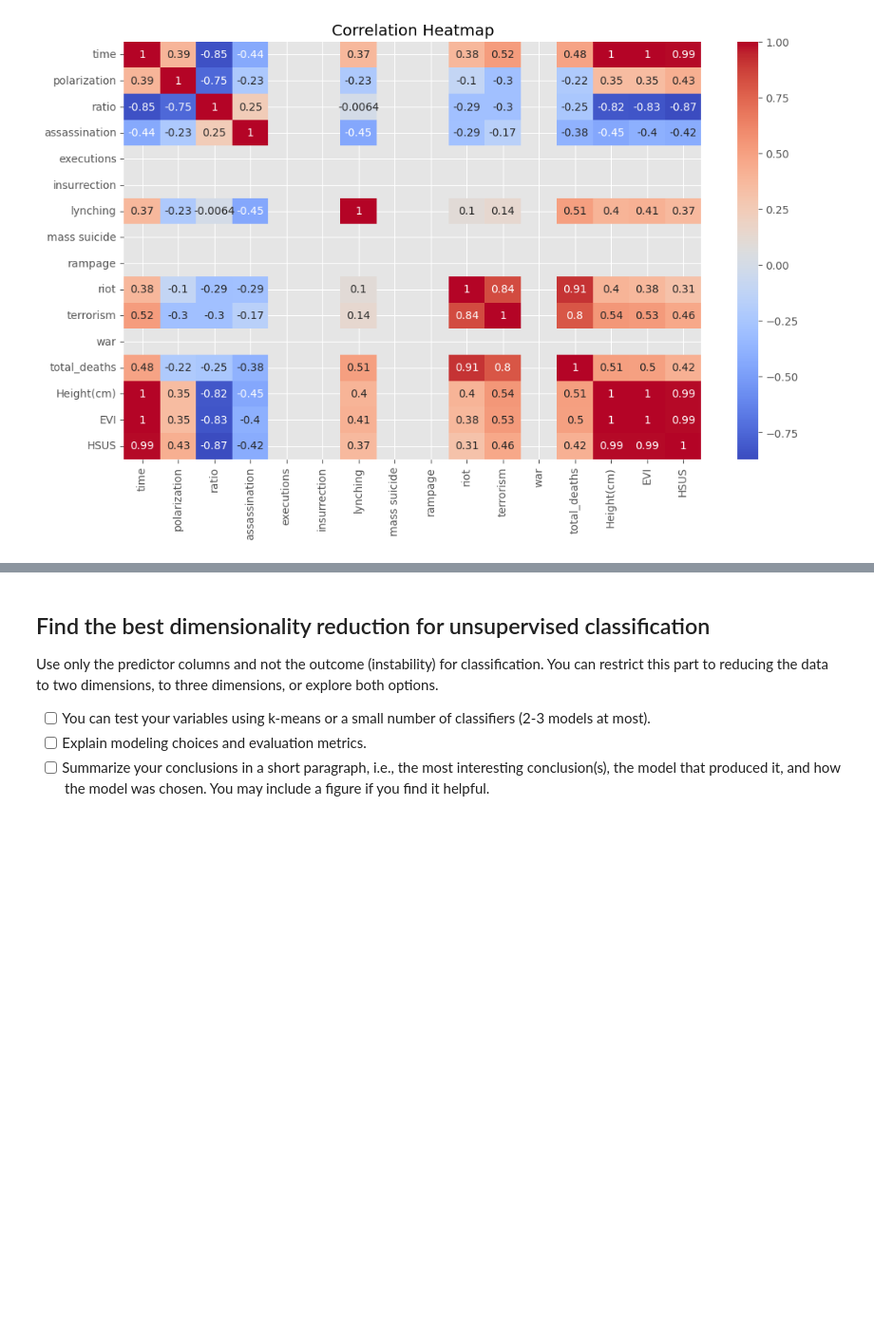
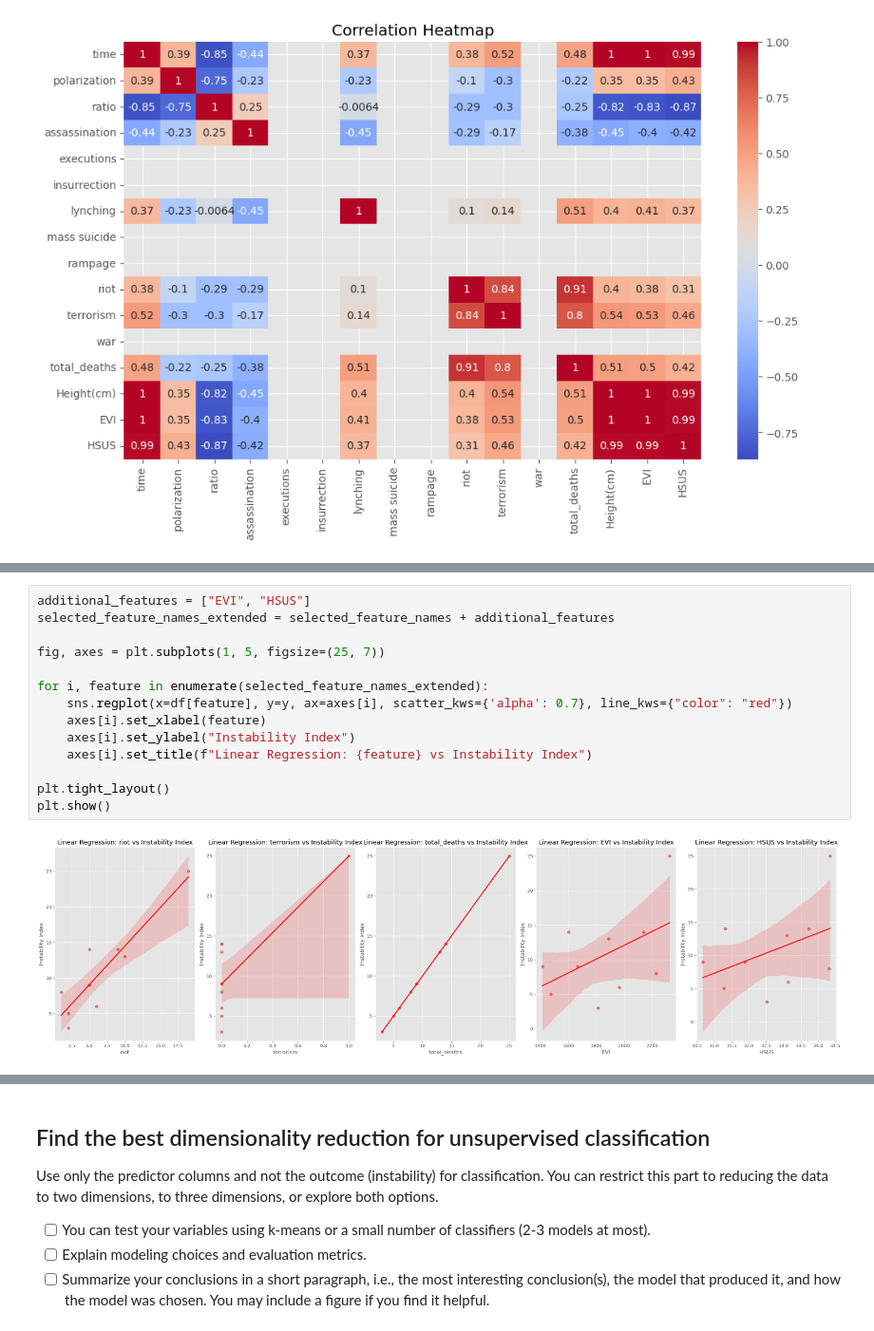
Before and after one commit to yhernandezm05/Final_project_data221, a Jupyter notebook: FInal_project.ipynb, the cells around one changed output, grey strips where cells are left out. Shown at 95% size. Saved outputs shown, nothing was run; the diff lists cells and outputs as text; blank space fills up the shorter version.

```diff
--- a/FInal_project.ipynb
+++ b/FInal_project.ipynb
@@ -289,0 +426,16 @@ You can restrict this part to reducing the data to two dimensions, to three dime
+# %%
+additional_features = ["EVI", "HSUS"]
+selected_feature_names_extended = selected_feature_names + additional_features
+
+fig, axes = plt.subplots(1, 5, figsize=(25, 7))
+
+for i, feature in enumerate(selected_feature_names_extended):
+    sns.regplot(x=df[feature], y=y, ax=axes[i], scatter_kws={'alpha': 0.7}, line_kws={"color": "red"})
+    axes[i].set_xlabel(feature)
+    axes[i].set_ylabel("Instability Index")
+    axes[i].set_title(f"Linear Regression: {feature} vs Instability Index")
+
+plt.tight_layout()
+plt.show()
+# %% [output]
+[figure, added]
```
Also changed, not shown: parts of 11 cells of this notebook.
